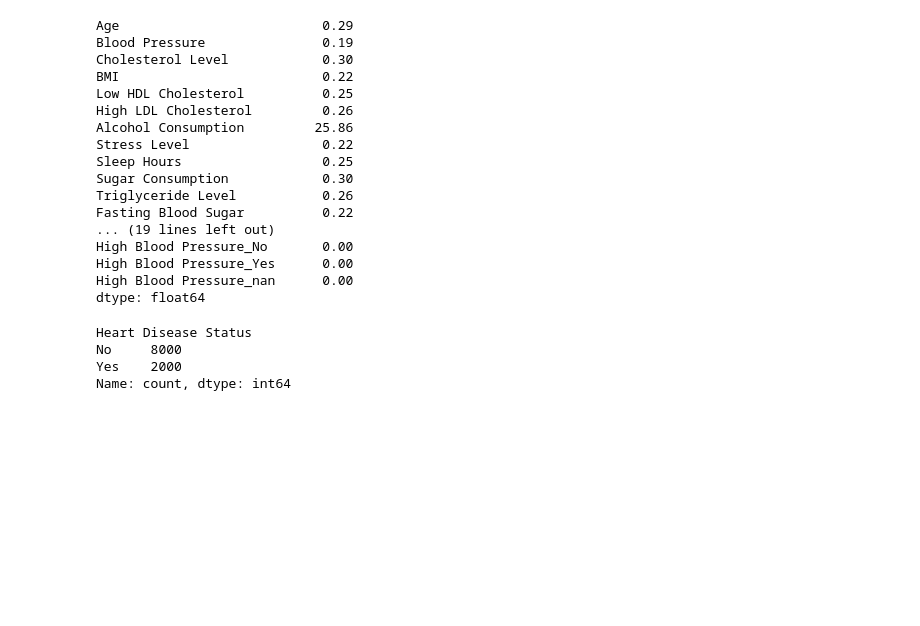
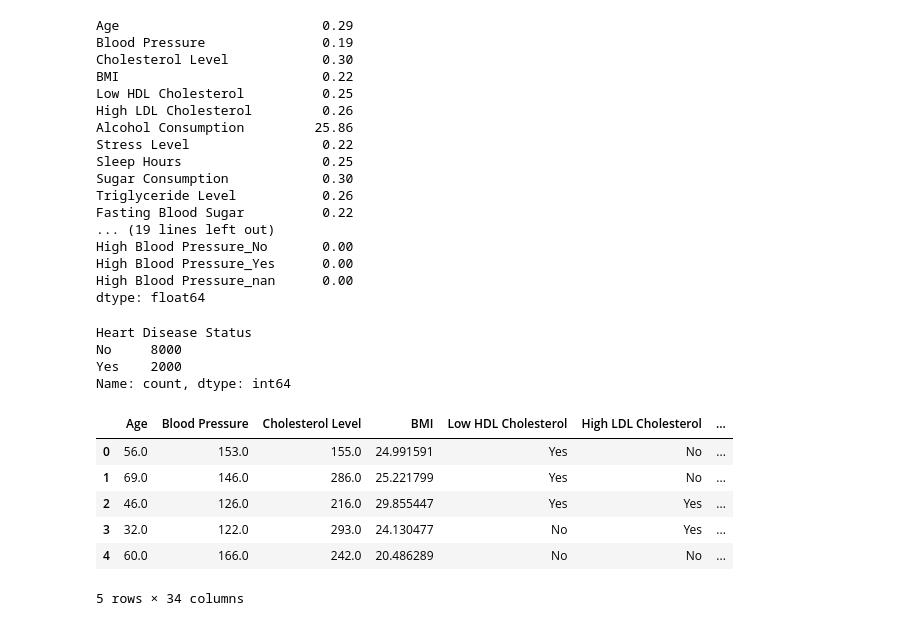
Before and after one commit to ankit-yadav9834/ML-playground-, a Jupyter notebook: EDA/heart_disease.ipynb, the cells around one changed output. Drawn from its saved outputs; the diff is of its cells as text; code cells hidden in the pictures; blank space fills up the shorter version.

```diff
--- a/EDA/heart_disease.ipynb
+++ b/EDA/heart_disease.ipynb
@@ -211,4 +221,12 @@ No     8000
 Yes    2000
 Name: count, dtype: int64
 # %%
-from sklearn.datasets import make_classification
+df.head()
+# %% [output]
+|  | Age | Blood Pressure | Cholesterol Level | BMI | Low HDL Cholesterol | High LDL Cholesterol | ... |
+| 0 | 56.0 | 153.0 | 155.0 | 24.991591 | Yes | No | ... |
+| 1 | 69.0 | 146.0 | 286.0 | 25.221799 | Yes | No | ... |
+| 2 | 46.0 | 126.0 | 216.0 | 29.855447 | Yes | Yes | ... |
+| 3 | 32.0 | 122.0 | 293.0 | 24.130477 | No | Yes | ... |
+| 4 | 60.0 | 166.0 | 242.0 | 20.486289 | No | No | ... |
+5 rows × 34 columns
```
Also changed, not shown: parts of 10 cells of this notebook, 8 other files.
